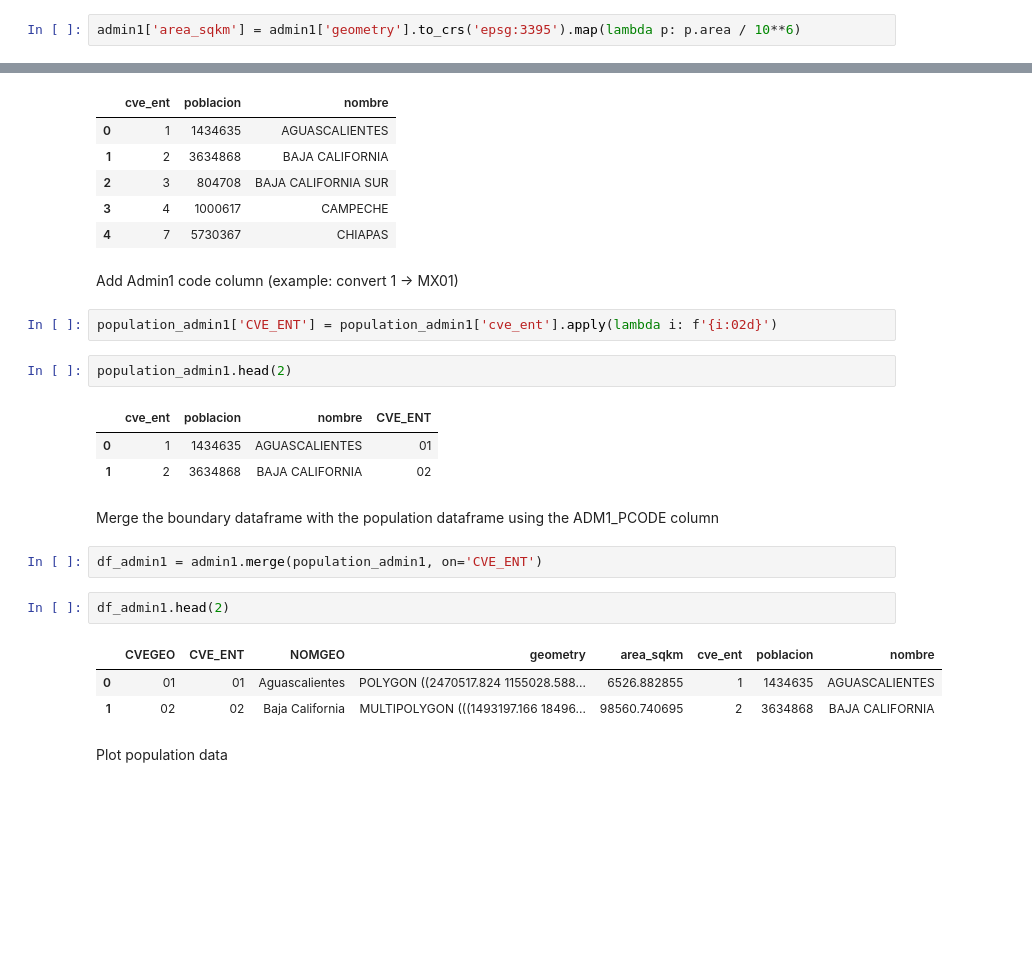
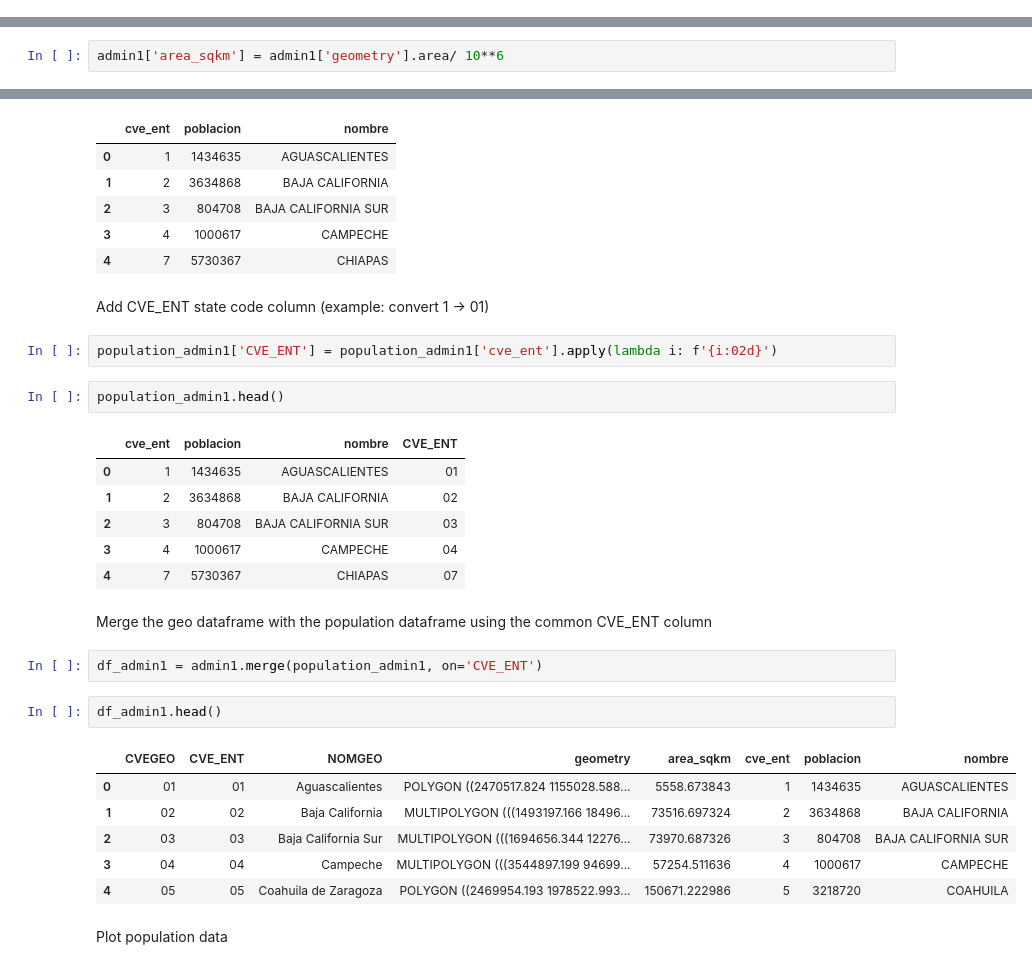
Before and after one commit to pwrose/enlace2021_pr, a Jupyter notebook: notebooks/Week4.ipynb, the cells around one changed output, grey strips where cells are left out. Saved outputs shown, nothing was run; the diff lists cells and outputs as text; blank space fills up the shorter version.

Commit message:
updated calculation of area

```diff
--- a/notebooks/Week4.ipynb
+++ b/notebooks/Week4.ipynb
@@ -22,5 +23,3 @@ admin1_url = 'https://raw.githubusercontent.com/sbl-sdsc/mexico-boundaries/main/
 # %%
 resp = urlopen(admin1_url)
 admin1 = gpd.read_parquet(BytesIO(resp.read()))
-# %%
-admin1['area_sqkm'] = admin1['geometry'].to_crs('epsg:3395').map(lambda p: p.area / 10**6)
@@ -27,3 +44,5 @@ admin1['area_sqkm'] = admin1['geometry'].to_crs('epsg:3395').map(lambda p: p.are
+# %%
+admin1['area_sqkm'] = admin1['geometry'].area/ 10**6
 # %%
 admin1.head()
 # %% [output]
@@ -54,25 +73,31 @@ population_admin1.head()
 | 3 | 4 | 1000617 | CAMPECHE |
 | 4 | 7 | 5730367 | CHIAPAS |
 # %% [markdown]
-Add Admin1 code column (example: convert 1 -> MX01)
+Add CVE_ENT state code column (example: convert 1 -> 01)
 # %%
 population_admin1['CVE_ENT'] = population_admin1['cve_ent'].apply(lambda i: f'{i:02d}')
 # %%
-population_admin1.head(2)
+population_admin1.head()
 # %% [output]
 |  | cve_ent | poblacion | nombre | CVE_ENT |
 | 0 | 1 | 1434635 | AGUASCALIENTES | 01 |
 | 1 | 2 | 3634868 | BAJA CALIFORNIA | 02 |
+| 2 | 3 | 804708 | BAJA CALIFORNIA SUR | 03 |
+| 3 | 4 | 1000617 | CAMPECHE | 04 |
+| 4 | 7 | 5730367 | CHIAPAS | 07 |
 # %% [markdown]
-Merge the boundary dataframe with the population dataframe using the ADM1_PCODE column
+Merge the geo dataframe with the population dataframe using the common CVE_ENT column
 # %%
 df_admin1 = admin1.merge(population_admin1, on='CVE_ENT')
 # %%
-df_admin1.head(2)
+df_admin1.head()
 # %% [output]
 |  | CVEGEO | CVE_ENT | NOMGEO | geometry | area_sqkm | cve_ent | poblacion | nombre |
-| 0 | 01 | 01 | Aguascalientes | POLYGON ((2470517.824 1155028.588... | 6526.882855 | 1 | 1434635 | AGUASCALIENTES |
-| 1 | 02 | 02 | Baja California | MULTIPOLYGON (((1493197.166 18496... | 98560.740695 | 2 | 3634868 | BAJA CALIFORNIA |
+| 0 | 01 | 01 | Aguascalientes | POLYGON ((2470517.824 1155028.588... | 5558.673843 | 1 | 1434635 | AGUASCALIENTES |
+| 1 | 02 | 02 | Baja California | MULTIPOLYGON (((1493197.166 18496... | 73516.697324 | 2 | 3634868 | BAJA CALIFORNIA |
+| 2 | 03 | 03 | Baja California Sur | MULTIPOLYGON (((1694656.344 12276... | 73970.687326 | 3 | 804708 | BAJA CALIFORNIA SUR |
+| 3 | 04 | 04 | Campeche | MULTIPOLYGON (((3544897.199 94699... | 57254.511636 | 4 | 1000617 | CAMPECHE |
+| 4 | 05 | 05 | Coahuila de Zaragoza | POLYGON ((2469954.193 1978522.993... | 150671.222986 | 5 | 3218720 | COAHUILA |
 # %% [markdown]
 Plot population data
 # %%
```
Also changed, not shown: parts of 5 cells of this notebook, 2 other files.
